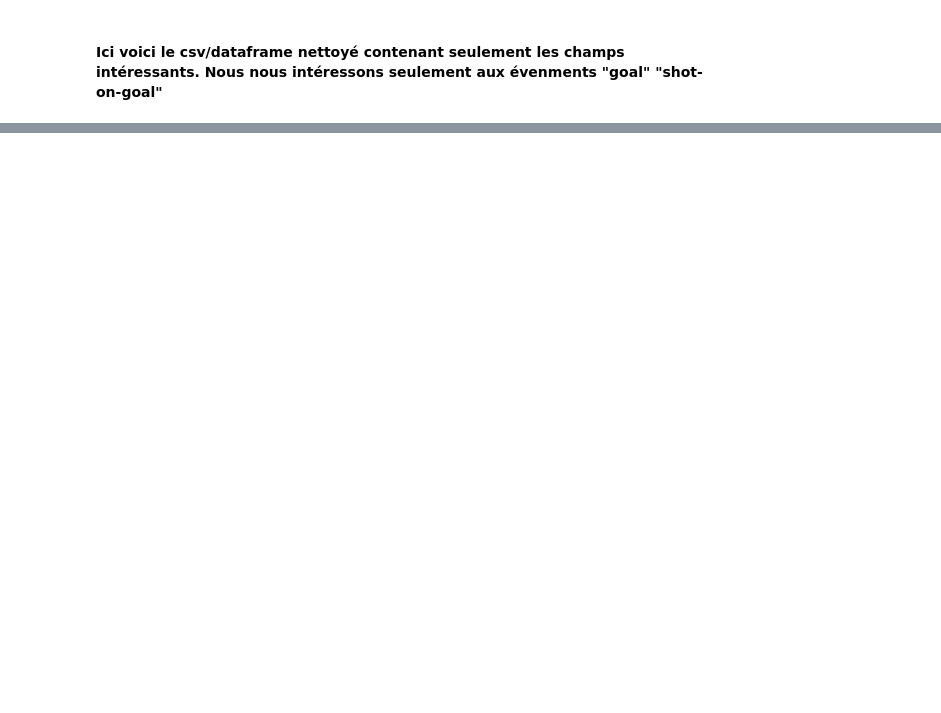
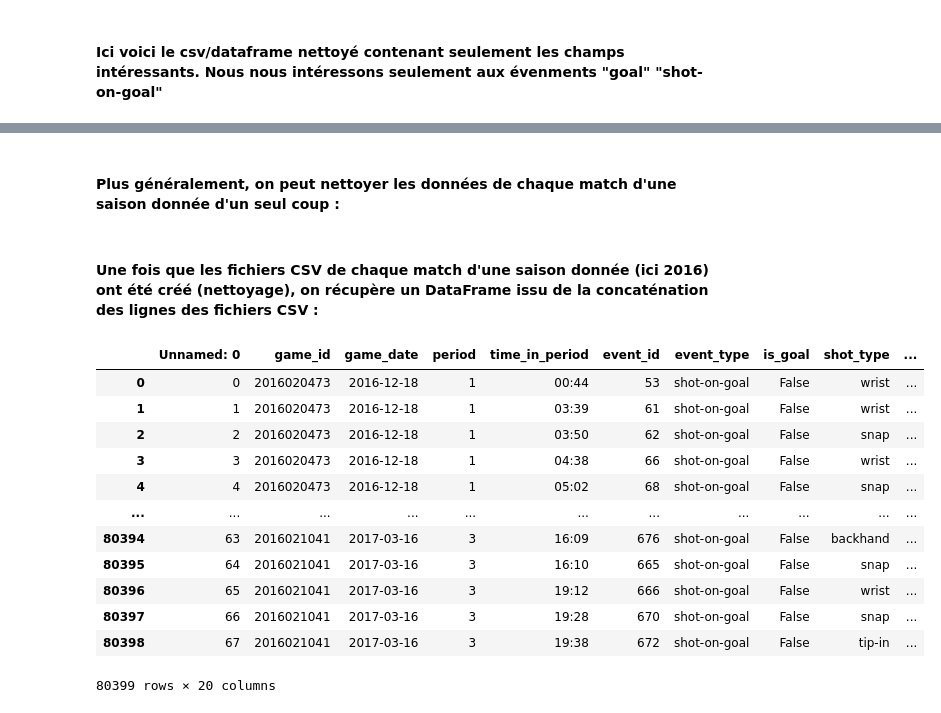
Before and after one commit to Faj1223/NHL-project, a Jupyter notebook: ift6758/notebooks/Question 3.ipynb, the cells around one changed output, grey strips where cells are left out. Cells and saved outputs as stored; diff of their text form; code cells hidden in the pictures; blank space fills up the shorter version.

Commit message:
Ajout du cleaning d'une saison entière et de la concaténation d'une saison entière

```diff
--- a/ift6758/notebooks/Question 3.ipynb
+++ b/ift6758/notebooks/Question 3.ipynb
@@ -40,0 +62,2 @@ get_game_dataframe(game_id)
+# %% [markdown]
+<h4>Plus généralement, on peut nettoyer les données de chaque match d'une saison donnée d'un seul coup :</h4>
@@ -40,0 +66,18 @@ get_game_dataframe(game_id)
+# %% [markdown]
+<h4>Une fois que les fichiers CSV de chaque match d'une saison donnée (ici 2016) ont été créé (nettoyage), on récupère un DataFrame issu de la concaténation des lignes des fichiers CSV :</h4>
+# %%
+get_dataframe_from_concatenated_csv_files(2016)
+# %% [output]
+|  | Unnamed: 0 | game_id | game_date | period | time_in_period | event_id | event_type | is_goal | shot_type | ... |
+| 0 | 0 | 2016020473 | 2016-12-18 | 1 | 00:44 | 53 | shot-on-goal | False | wrist | ... |
+| 1 | 1 | 2016020473 | 2016-12-18 | 1 | 03:39 | 61 | shot-on-goal | False | wrist | ... |
+| 2 | 2 | 2016020473 | 2016-12-18 | 1 | 03:50 | 62 | shot-on-goal | False | snap | ... |
+| 3 | 3 | 2016020473 | 2016-12-18 | 1 | 04:38 | 66 | shot-on-goal | False | wrist | ... |
+| 4 | 4 | 2016020473 | 2016-12-18 | 1 | 05:02 | 68 | shot-on-goal | False | snap | ... |
+| ... | ... | ... | ... | ... | ... | ... | ... | ... | ... | ... |
+| 80394 | 63 | 2016021041 | 2017-03-16 | 3 | 16:09 | 676 | shot-on-goal | False | backhand | ... |
+| 80395 | 64 | 2016021041 | 2017-03-16 | 3 | 16:10 | 665 | shot-on-goal | False | snap | ... |
+| 80396 | 65 | 2016021041 | 2017-03-16 | 3 | 19:12 | 666 | shot-on-goal | False | wrist | ... |
+| 80397 | 66 | 2016021041 | 2017-03-16 | 3 | 19:28 | 670 | shot-on-goal | False | snap | ... |
+| 80398 | 67 | 2016021041 | 2017-03-16 | 3 | 19:38 | 672 | shot-on-goal | False | tip-in | ... |
+80399 rows × 20 columns
```
Also changed, not shown: parts of 3 cells of this notebook, 2 other files.
